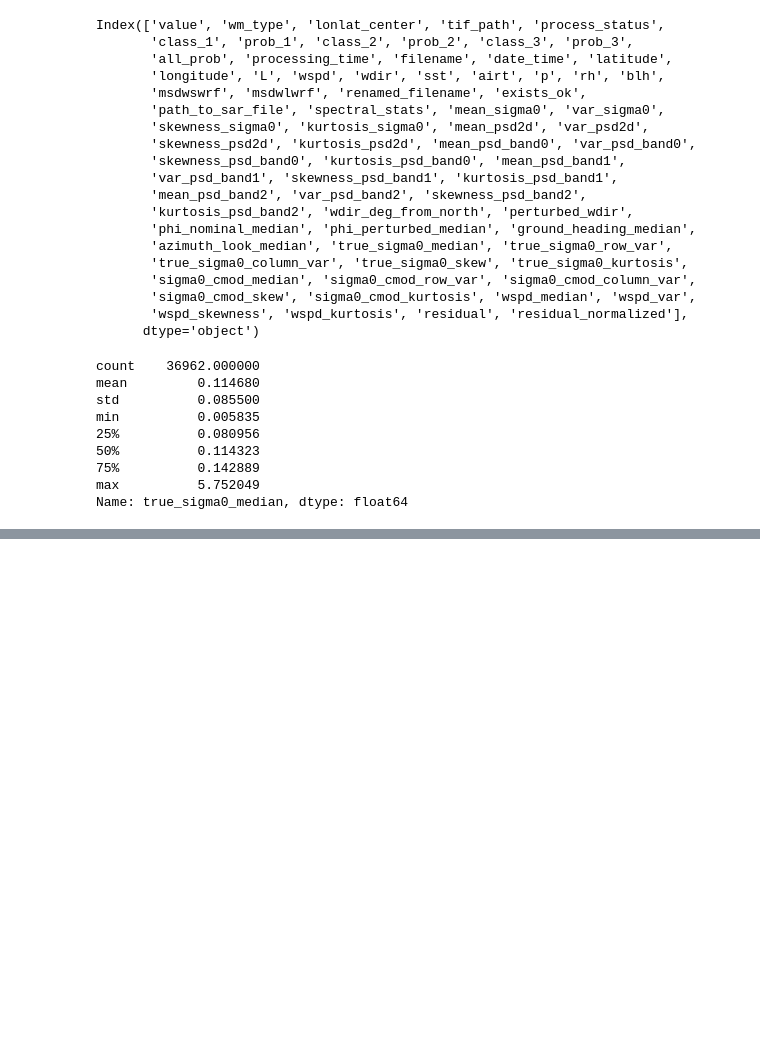
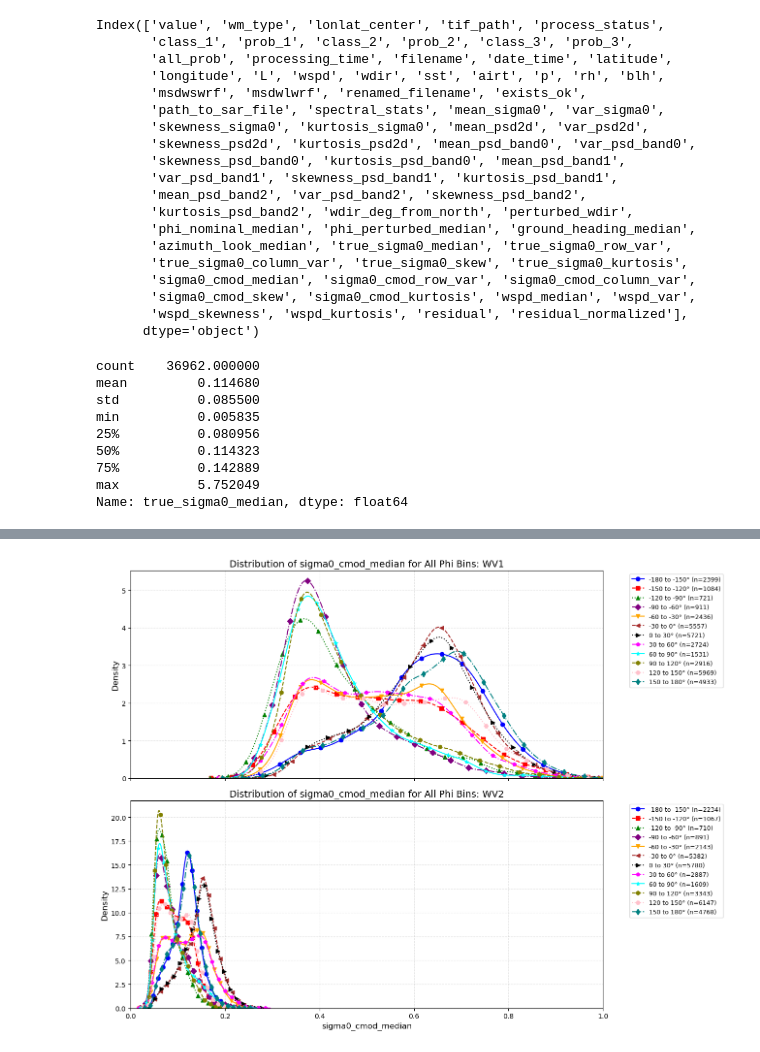
Before and after one commit to guin0x/msc-thesis, a Jupyter notebook: fourth_notebook.ipynb, the cells around one changed output, grey strips where cells are left out. Drawn from its saved outputs; the diff is of its cells as text; code cells hidden in the pictures; blank space fills up the shorter version.

```diff
--- a/fourth_notebook.ipynb
+++ b/fourth_notebook.ipynb
@@ -237,0 +238,60 @@ plt.show()
+# %%
+# Create figure with 2 subplots
+fig, (ax1, ax2) = plt.subplots(2, 1, figsize=(14, 10), sharex=True)
+
+# Define distinct markers, line styles, and colors
+markers = ['o', 's', '^', 'D', 'v', '<', '>', 'p', '*', 'h', 'H', 'd']
+line_styles = ['-', '--', ':', '-.', '-', '--', ':', '-.', '-', '--', ':', '-.']
+colors = ['blue', 'red', 'green', 'purple', 'orange', 'brown', 'black',
+          'magenta', 'cyan', 'olive', 'pink', 'teal']
+
+# Plot for WV1 (top subplot)
+for i, bin_label in enumerate(bin_labels):
+    if not binned_dfs_wv1[bin_label].empty and len(binned_dfs_wv1[bin_label]) > 5:
+        sns.kdeplot(
+            binned_dfs_wv1[bin_label]['sigma0_cmod_median'],
+            ax=ax1,
+            label=f'{bin_label}° (n={len(binned_dfs_wv1[bin_label])})',
+            color=colors[i % len(colors)],
+            linestyle=line_styles[i % len(line_styles)],
+            marker=markers[i % len(markers)],
+            markevery=10  # Add marker every 10 data points
+        )
+
+# Plot for WV2 (bottom subplot)
+for i, bin_label in enumerate(bin_labels):
+    if not binned_dfs_wv2[bin_label].empty and len(binned_dfs_wv2[bin_label]) > 5:
+        sns.kdeplot(
+            binned_dfs_wv2[bin_label]['sigma0_cmod_median'],
+            ax=ax2,
+            label=f'{bin_label}° (n={len(binned_dfs_wv2[bin_label])})',
+            color=colors[i % len(colors)],
+            linestyle=line_styles[i % len(line_styles)],
+            marker=markers[i % len(markers)],
+            markevery=10  # Add marker every 10 data points
+        )
+
+# Set titles and labels
+ax1.set_title('Distribution of sigma0_cmod_median for All Phi Bins: WV1', fontsize=14)
+ax1.set_ylabel('Density', fontsize=12)
+ax1.grid(True, linestyle='--', alpha=0.3)
+
+ax2.set_title('Distribution of sigma0_cmod_median for All Phi Bins: WV2', fontsize=14)
+ax2.set_xlabel('sigma0_cmod_median', fontsize=12)
+ax2.set_ylabel('Density', fontsize=12)
+ax2.grid(True, linestyle='--', alpha=0.3)
+
+# Set x-axis limits
+ax1.set_xlim(0, 1)
+ax2.set_xlim(0, 1)
+
+# Improve legends (place them outside on the right)
+ax1.legend(bbox_to_anchor=(1.05, 1), loc='upper left', fontsize=9)
+ax2.legend(bbox_to_anchor=(1.05, 1), loc='upper left', fontsize=9)
+
+plt.tight_layout()
+plt.subplots_adjust(right=0.75)  # Make room for the legend
+plt.savefig("images/distribution_sigma0_cmod_different_phi_same_wv.png")
+plt.show()
+# %% [output]
+[figure, added]
```
Also changed, not shown: parts of 3 cells of this notebook, 4 other files.
